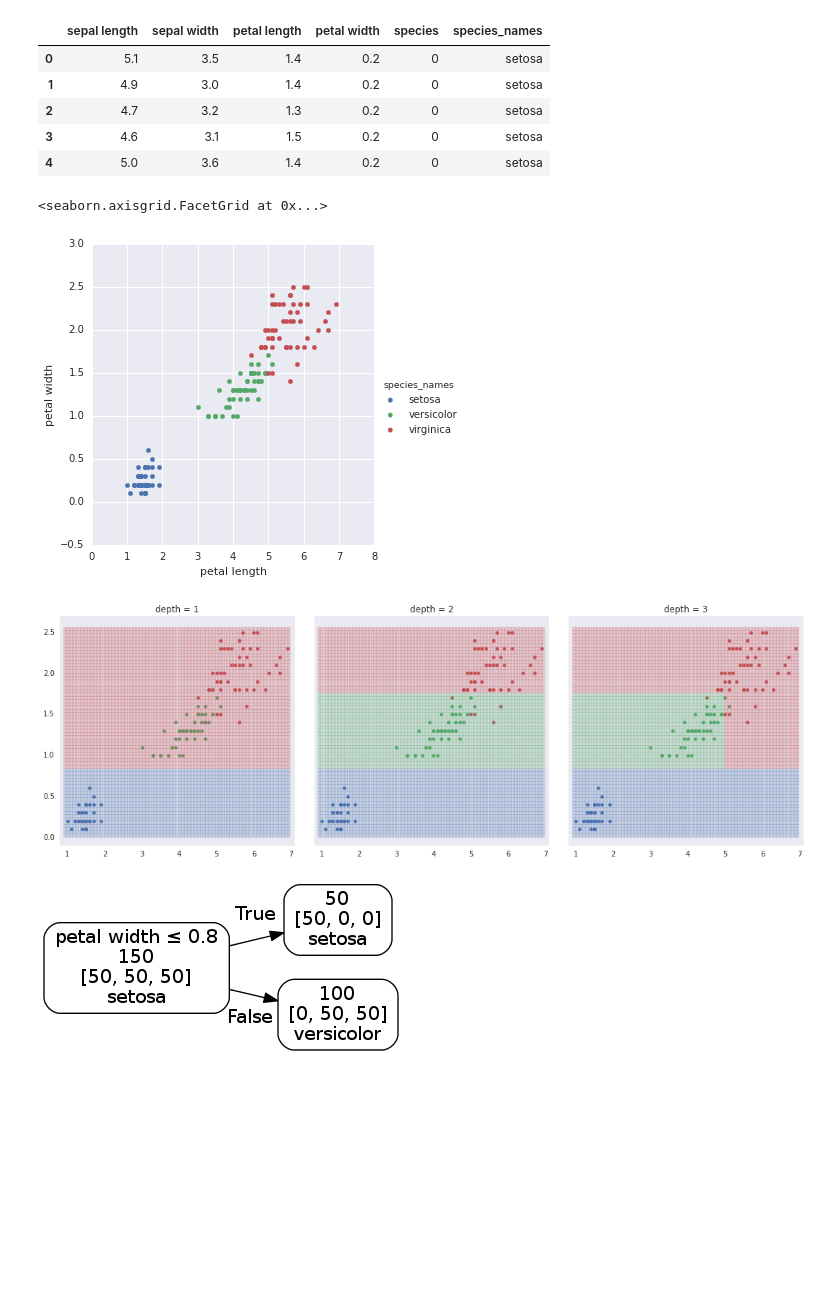
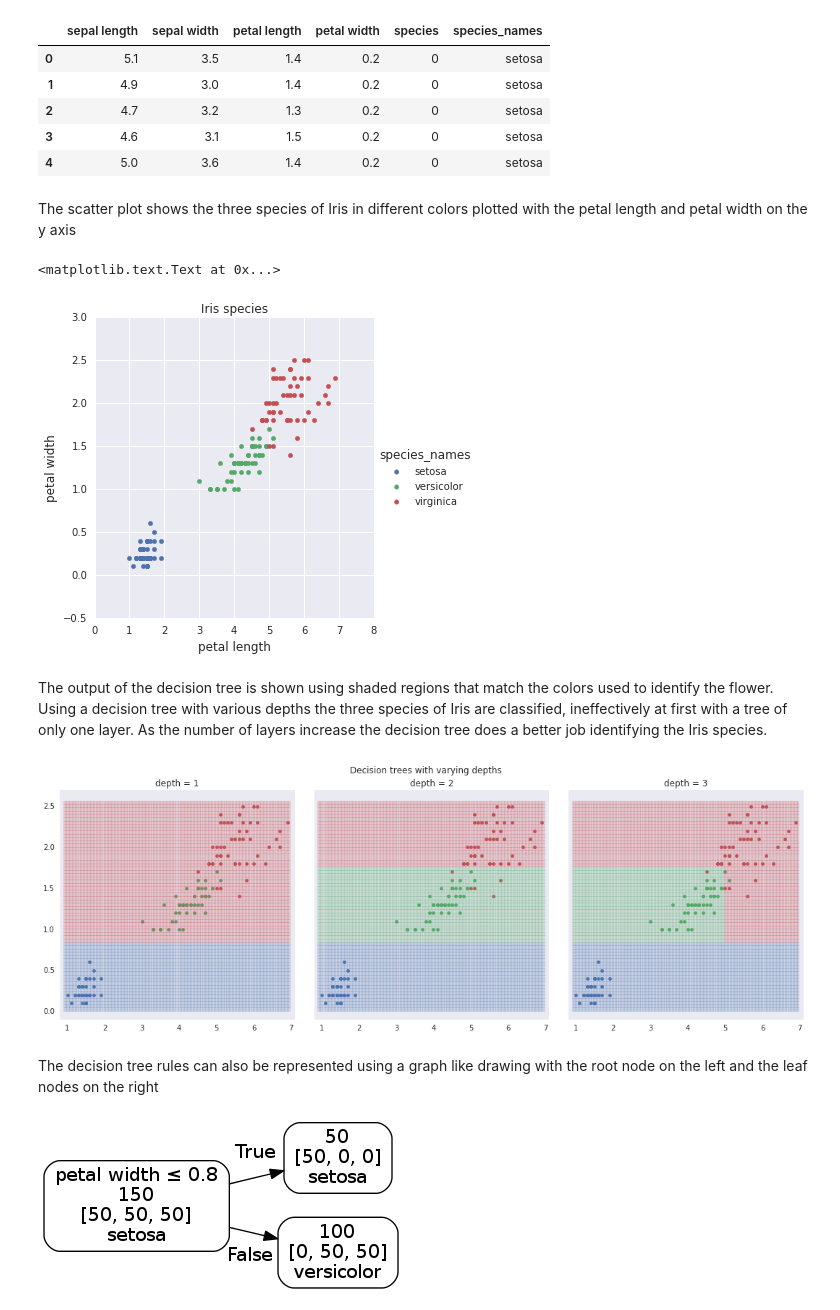
Before and after one commit to gavinln/stats_py_vm, a Jupyter notebook: notebooks/scikit-learn/04_Decision_trees.ipynb, the cells around one changed output. Cells and saved outputs as stored; diff of their text form; code cells hidden in the pictures; blank space fills up the shorter version.

```diff
--- a/notebooks/scikit-learn/04_Decision_trees.ipynb
+++ b/notebooks/scikit-learn/04_Decision_trees.ipynb
@@ -47,42 +46,53 @@ df.head()
 | 2 | 4.7 | 3.2 | 1.3 | 0.2 | 0 | setosa |
 | 3 | 4.6 | 3.1 | 1.5 | 0.2 | 0 | setosa |
 | 4 | 5.0 | 3.6 | 1.4 | 0.2 | 0 | setosa |
+# %% [markdown]
+The scatter plot shows the three species of Iris in different colors plotted with the petal length and petal width on the y axis
 # %%
+plt.rcParams.update({'axes.labelsize': 'large'})
+plt.rcParams.update({'axes.titlesize': 'large'})
 g = sns.FacetGrid(df, hue='species_names', size=5)
-g.map(plt.scatter, 'petal length', 'petal width')
+g.map(plt.scatter, 'petal length', 'petal width', s=20)
 g.add_legend()
+g.fig.gca().set_title('Iris species')
 # %% [output]
-<seaborn.axisgrid.FacetGrid at 0x...>
+<matplotlib.text.Text at 0x...>
-[figure, old version]
+[figure, new version]
+# %% [markdown]
+The output of the decision tree is shown using shaded regions that match the colors used to identify the flower. Using a decision tree with various depths the three species of Iris are classified, ineffectively at first with a tree of only one layer. As the number of layers increase the decision tree does a better job identifying the Iris species.
 # %%
+plt.rcParams.update({'figure.titlesize': 'large'})
 step = 0.04
 from sklearn import tree
 X = df[['petal length', 'petal width']]
 y = df.species
 
 def mesh_plot(x, y, species, ax, clf):
     values = species.unique()
     colors = sns.color_palette()[:len(values)]
     xx, yy = np.meshgrid(
         np.arange(x.min() - 0.1, x.max() + 0.1, step),
         np.arange(y.min() - 0.1, y.max() + 0.1, step))
     mesh_predict = clf.predict(np.c_[xx.ravel(), yy.ravel()])
     mesh_predict = mesh_predict.reshape(xx.shape)
     for i in range(len(colors)):
         ax.scatter(x[df.species == values[i]], y[df.species == values[i]], color=colors[i])
         ax.set_xlim(x.min() - 0.2, x.max() + 0.2)
         ax.set_ylim(y.min() - 0.2, y.max() + 0.2)
     ax.pcolormesh(xx, yy, mesh_predict,
         cmap=ListedColormap(sns.color_palette()[:3]), alpha=0.2)
     ax.set_title('depth = {}'.format(clf.max_depth))
 
 fig, ax = plt.subplots(1, 3, sharey=True, figsize=(15, 5), squeeze=True)
 fig.tight_layout()
+fig.suptitle('Decision trees with varying depths', y=1.05)
 
 for idx in range(0, 3):
     clf = tree.DecisionTreeClassifier(max_depth=idx + 1, random_state=0).fit(X, df.species)
     mesh_plot(df['petal length'], df['petal width'], df.species, ax[idx], clf)
 # %% [output]
-[figure, old version]
+[figure, new version]
+# %% [markdown]
+The decision tree rules can also be represented using a graph like drawing with the root node on the left and the leaf nodes on the right
 # %%
 import pydotplus
```
Also changed, not shown: parts of 6 cells of this notebook.
